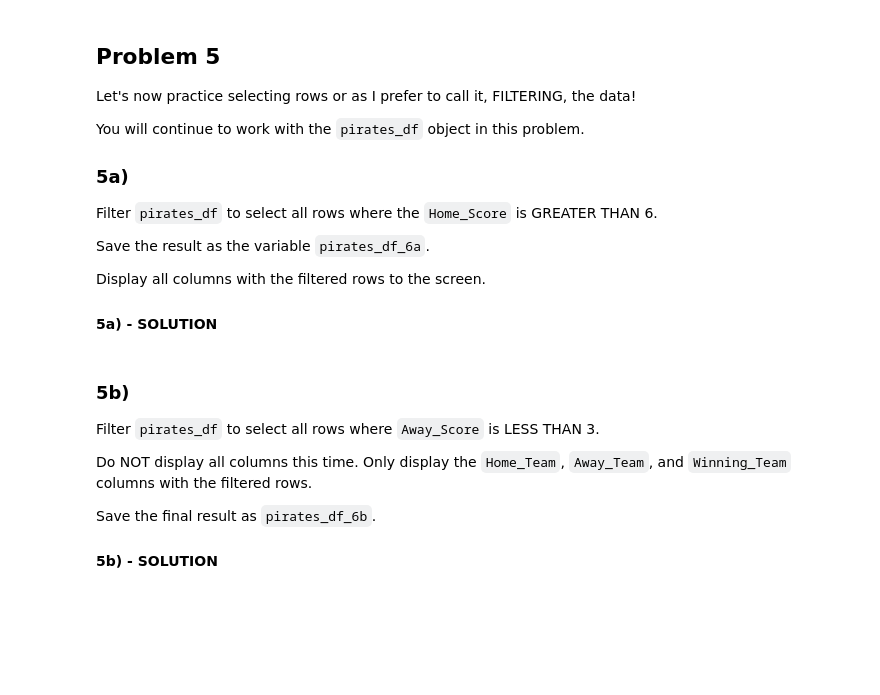
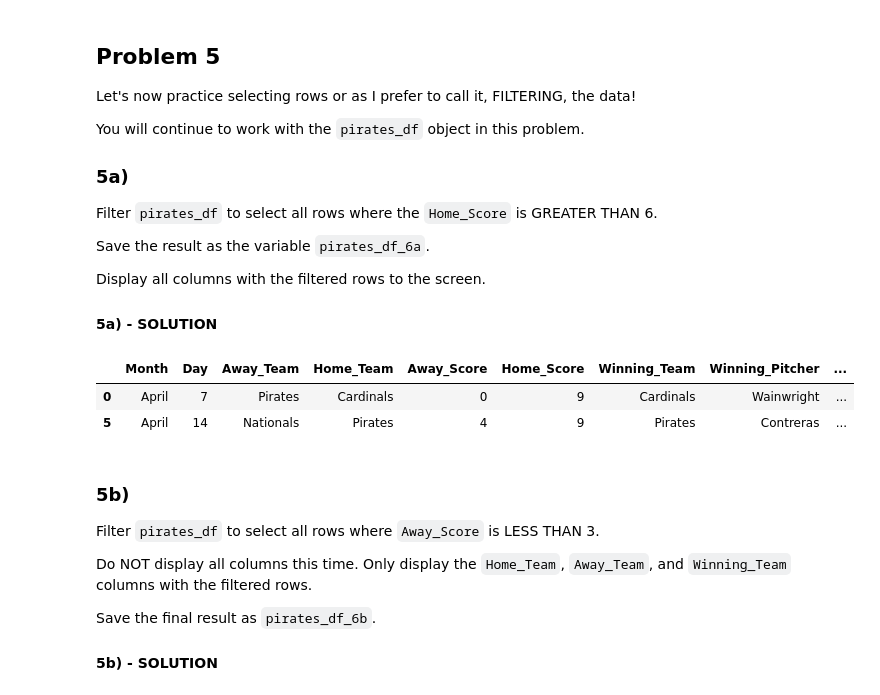
Before and after one commit to thejjeanjjorge/pitt-mds, a Jupyter notebook: CMPINF2100/Mod6/HW6.ipynb, the cells around one changed output. Cells and saved outputs as stored; diff of their text form; code cells hidden in the pictures; blank space fills up the shorter version.

```diff
--- a/CMPINF2100/Mod6/HW6.ipynb
+++ b/CMPINF2100/Mod6/HW6.ipynb
@@ -511,8 +570,12 @@ Display all columns with the filtered rows to the screen.
 
 #### 5a) - SOLUTION
 # %%
-# your code here
-raise NotImplementedError
+pirates_df_6a = pirates_df.loc[pirates_df["Home_Score"] > 6]
+pirates_df_6a
+# %% [output]
+|  | Month | Day | Away_Team | Home_Team | Away_Score | Home_Score | Winning_Team | Winning_Pitcher | ... |
+| 0 | April | 7 | Pirates | Cardinals | 0 | 9 | Cardinals | Wainwright | ... |
+| 5 | April | 14 | Nationals | Pirates | 4 | 9 | Pirates | Contreras | ... |
 # %% [markdown]
 ### 5b)
 
```
Also changed, not shown: parts of 15 cells of this notebook.
